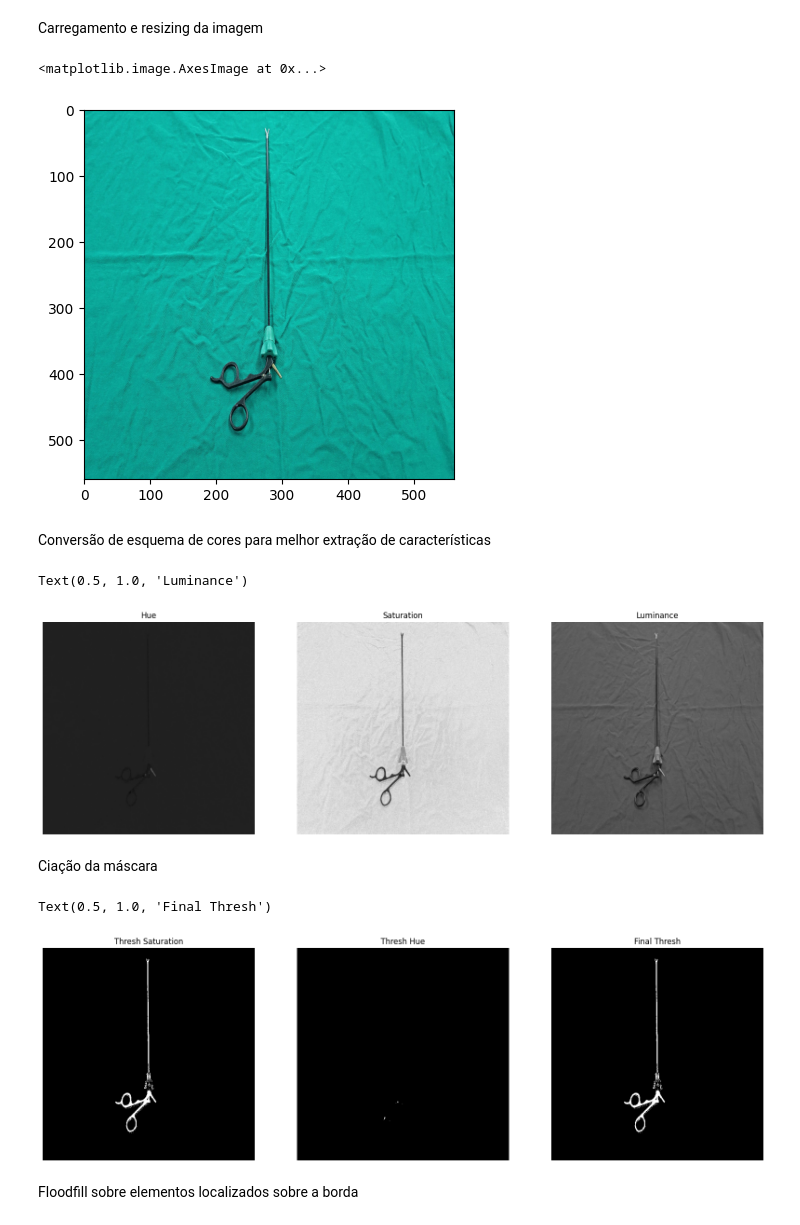
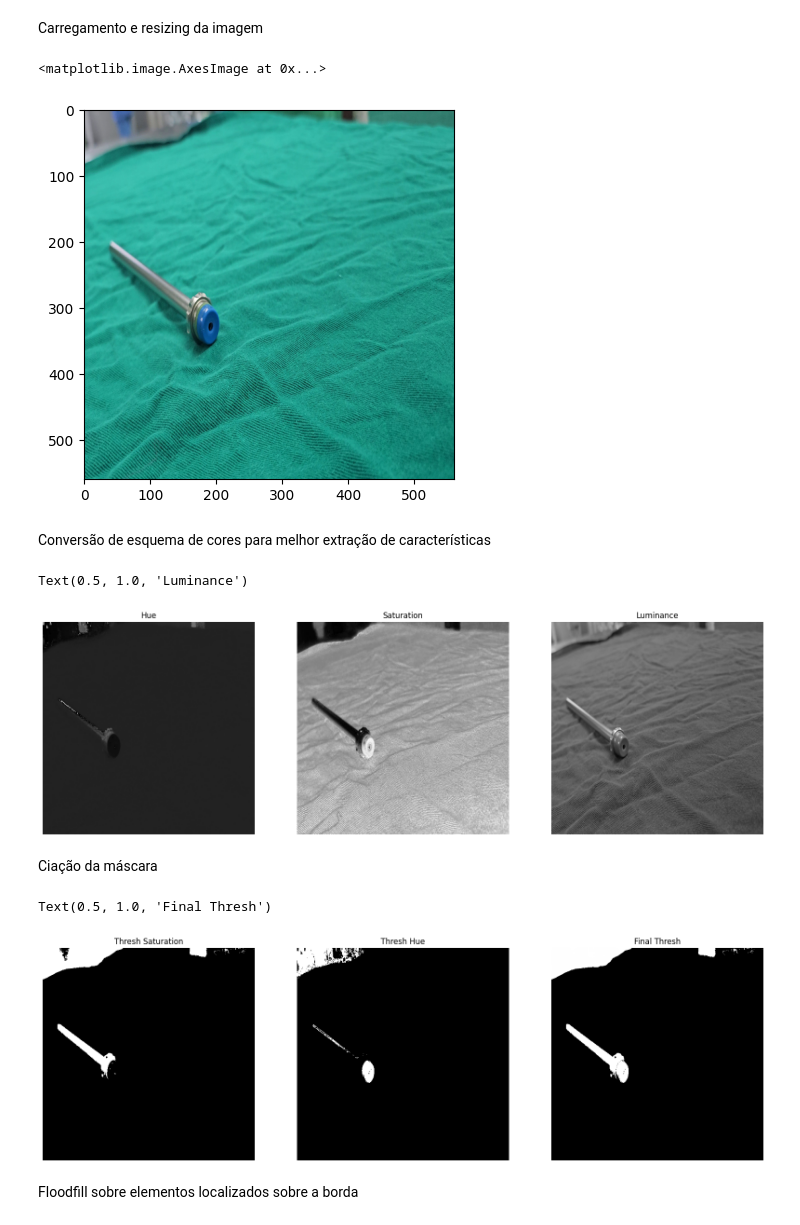
Before and after one commit to Rafael-Marinho-dos-Anjos/image_division-new-, a Jupyter notebook: segmentation_test.ipynb, the cells around one changed output. Cells and saved outputs as stored; diff of their text form; code cells hidden in the pictures.

```diff
--- a/segmentation_test.ipynb
+++ b/segmentation_test.ipynb
@@ -6,13 +6,14 @@ from skimage import io
 # %% [markdown]
 Carregamento e resizing da imagem
 # %%
-img = io.imread(r"\\storage01\Robotica\Dataset CME\ferramentas montadas\6\fotos\frame_0058.jpg")
+nstrmnt = 11
+img = io.imread(r"\\storage01\Robotica\Dataset CME\ferramentas montadas\{}\fotos\frame_0820.jpg".format(nstrmnt))
 dim = 560
 img = cv2.resize(img, (dim,dim), interpolation=cv2.INTER_AREA)
 plt.imshow(img)
 # %% [output]
 <matplotlib.image.AxesImage at 0x...>
-[figure, old version]
+[figure, new version]
 # %% [markdown]
 Conversão de esquema de cores para melhor extração de características
 # %%
@@ -42,11 +43,11 @@ plt.axis('off')
 plt.title("Luminance")
 # %% [output]
 Text(0.5, 1.0, 'Luminance')
-[figure, old version]
+[figure, new version]
 # %% [markdown]
 Ciação da máscara
 # %%
-ret, thrsld_1 = cv2.threshold(s, 150, 255, cv2.THRESH_BINARY_INV)
+ret, thrsld_1 = cv2.threshold(s, 100, 255, cv2.THRESH_BINARY_INV)
 ret, thrsld_2 = cv2.threshold(h, 17, 255, cv2.THRESH_BINARY_INV)
 thrsld = thrsld_1 + thrsld_2
 
@@ -67,7 +68,7 @@ plt.axis('off')
 plt.title("Final Thresh")
 # %% [output]
 Text(0.5, 1.0, 'Final Thresh')
-[figure, old version]
+[figure, new version]
 # %% [markdown]
 Floodfill sobre elementos localizados sobre a borda
 # %%
```
Also changed, not shown: parts of 4 cells of this notebook, 3 other files.
